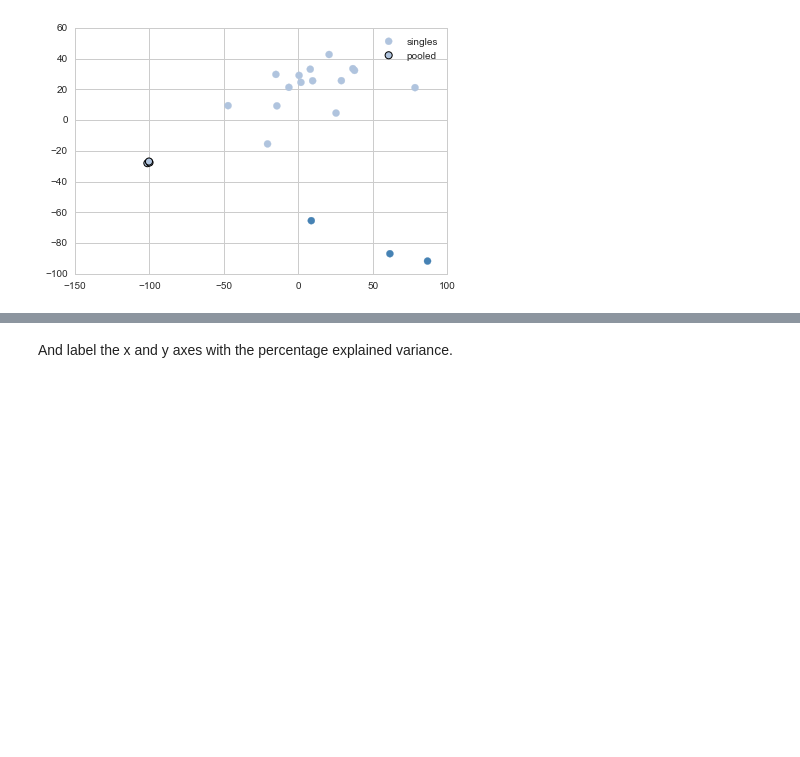
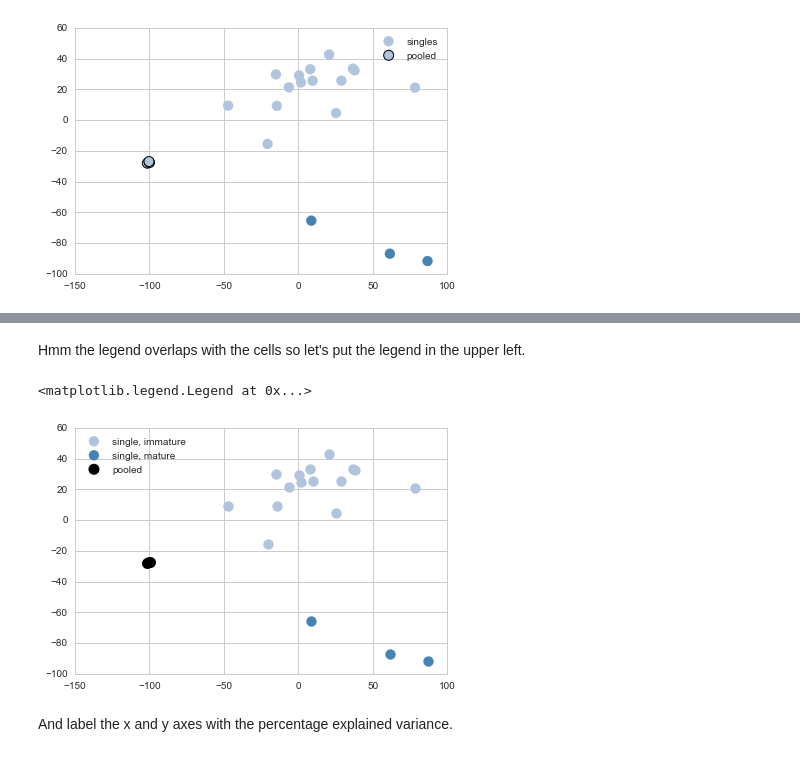
Before and after one commit to YeoLab/single-cell-bioinformatics, a Jupyter notebook: notebooks/2.4_Apply_dimensionality_reduction_on_Shalek2013_Macaulay2016.ipynb, the cells around one changed output, grey strips where cells are left out. Saved outputs shown, nothing was run; the diff lists cells and outputs as text; code cells hidden in the pictures; blank space fills up the shorter version.

```diff
--- a/notebooks/2.4_Apply_dimensionality_reduction_on_Shalek2013_Macaulay2016.ipynb
+++ b/notebooks/2.4_Apply_dimensionality_reduction_on_Shalek2013_Macaulay2016.ipynb
@@ -171,3 +205,22 @@ ax.legend()
+# %% [markdown]
+Hmm the legend overlaps with the cells so let's put the legend in the upper left.
+# %%
+# Initialize a figure with a single subpanel (axes, or ax) to plot on
+fig, ax = plt.subplots()
+
+# Plot the first ("0") and second ("1") components
+ax.scatter(smushed.loc[singles & immature, 0], smushed.loc[singles & immature, 1], color='lightsteelblue',
+           s=100, label='single, immature')
+ax.scatter(smushed.loc[singles & mature, 0], smushed.loc[singles & mature, 1], color='steelblue',
+           s=100, label='single, mature')
+ax.scatter(smushed.loc[pooled, 0], smushed.loc[pooled, 1], color='black',
+           edgecolor='black', linewidth=1, s=100, label='pooled')
+
+# Force legend location to be upper left
+ax.legend(loc='upper left')
+# %% [output]
+<matplotlib.legend.Legend at 0x...>
+[figure, added]
 # %% [markdown]
 And label the x and y axes with the percentage explained variance.
 # %%
```
Also changed, not shown: parts of 28 cells of this notebook, 4 other files.
